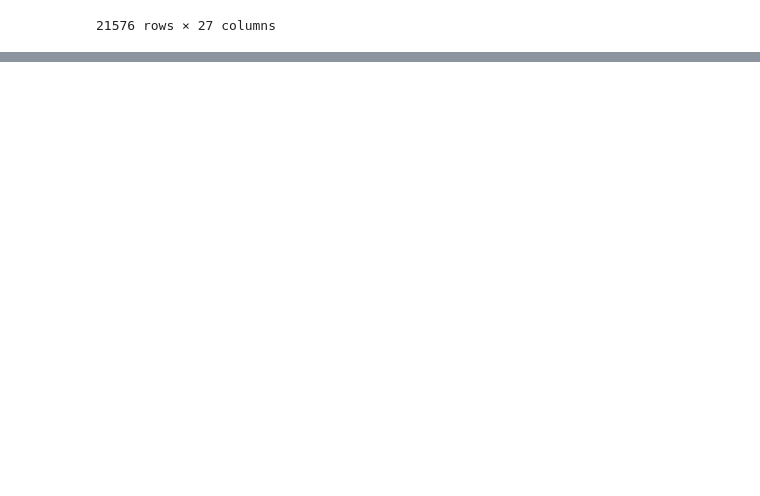
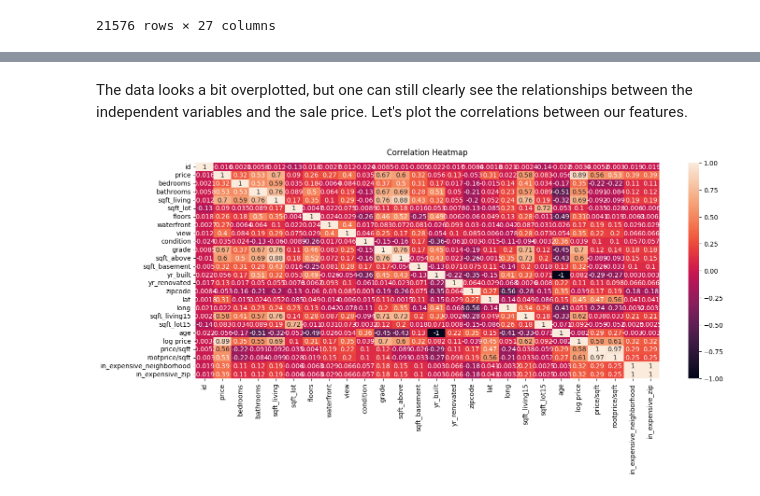
Before and after one commit to Sanketb2312/Info251-final-project, a Jupyter notebook: houseprediction.ipynb, the cells around one changed output, grey strips where cells are left out. Drawn from its saved outputs; the diff is of its cells as text; code cells hidden in the pictures; blank space fills up the shorter version.

```diff
--- a/houseprediction.ipynb
+++ b/houseprediction.ipynb
@@ -327,0 +349,8 @@ training_data
+# %% [markdown]
+The data looks a bit overplotted, but one can still clearly see the relationships between the independent variables and the sale price. Let's plot the correlations between our features.
+# %%
+plt.figure(figsize=(16, 6))
+heatmap = sns.heatmap(data.corr(), vmin=-1, vmax=1, annot=True)
+heatmap.set_title('Correlation Heatmap', fontdict={'fontsize':12}, pad=12);
+# %% [output]
+[figure, added]
```
Also changed, not shown: parts of 6 cells of this notebook.
